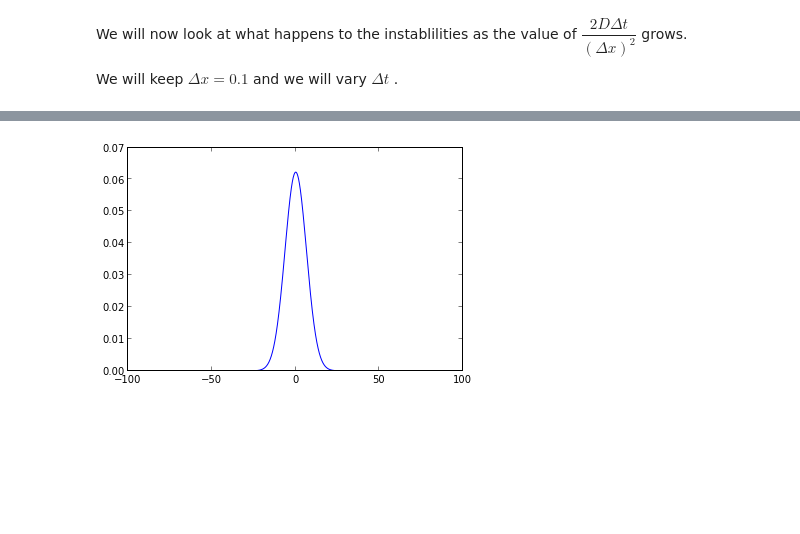
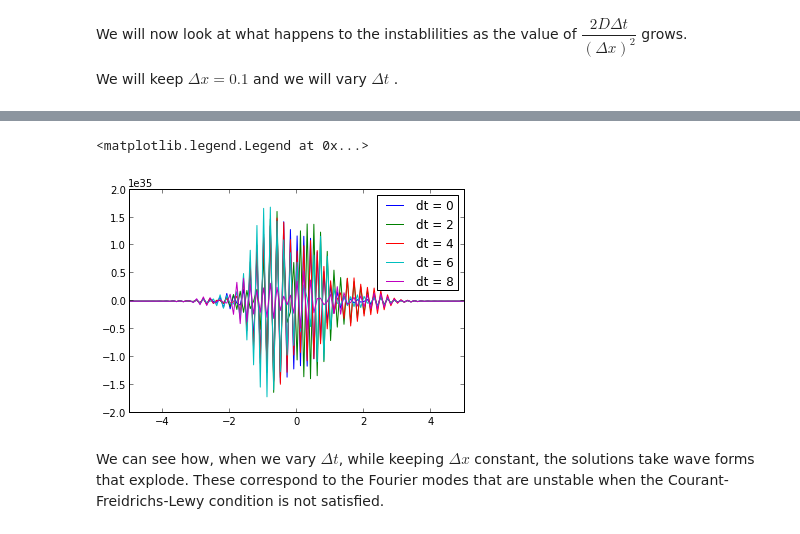
Before and after one commit to aespinosav/scientific-computing, a Jupyter notebook: Assesment.ipynb, the cells around one changed output, grey strips where cells are left out. Drawn from its saved outputs; the diff is of its cells as text; code cells hidden in the pictures; blank space fills up the shorter version.

```diff
--- a/Assesment.ipynb
+++ b/Assesment.ipynb
@@ -473,7 +477,7 @@ np.shape(positions)
 (50000, 5)
 # %%
 for i in range(len(positions[0])):
-    plt.hist(positions[:,i], bins = np.arange(-max(np.abs(positions[:,i])),max(np.abs(positions[:,i]))+1,1), normed=True, alpha=0.5)
+    plt.hist(positions[:,i], bins = np.arange(-max(np.abs(positions[:,i]))-0.5,max(np.abs(positions[:,i]))+0.5,1), normed=True, alpha=0.5)
 
 plt.xlim([-50, 50])
 plt.xlabel("Position")
@@ -793,7 +797,7 @@ p_0 = np.exp(-x**2/2.0)/np.sqrt(2*np.pi)
 T_instability = []
 P_instability = []
 
-for dt in np.arange(0.001, 0.01, 0.001):
+for dt in np.logspace(0.001, 0.01, 10):
 
     print "dt = ", dt
 
@@ -840,5 +861,12 @@ P_instability
 # %%
 for i in range(len(P_instability)):
-    plt.plot(x, P_instability[i], label ="dt = {}".format(t[i]))
+    if i%2==0:
+        plt.plot(x, P_instability[i], label ="dt = {}".format(int(t[i])))
+
+plt.xlim([-5, 5])
+plt.legend()
 # %% [output]
+<matplotlib.legend.Legend at 0x...>
-[figure, old version]
+[figure, new version]
+# %% [markdown]
+We can see how, when we vary $\Delta t$, while keeping $\Delta x$ constant, the solutions take wave forms that explode. These correspond to the Fourier modes that are unstable when the Courant-Freidrichs-Lewy condition is not satisfied.
```
Also changed, not shown: parts of 17 cells of this notebook, 2 other files.
